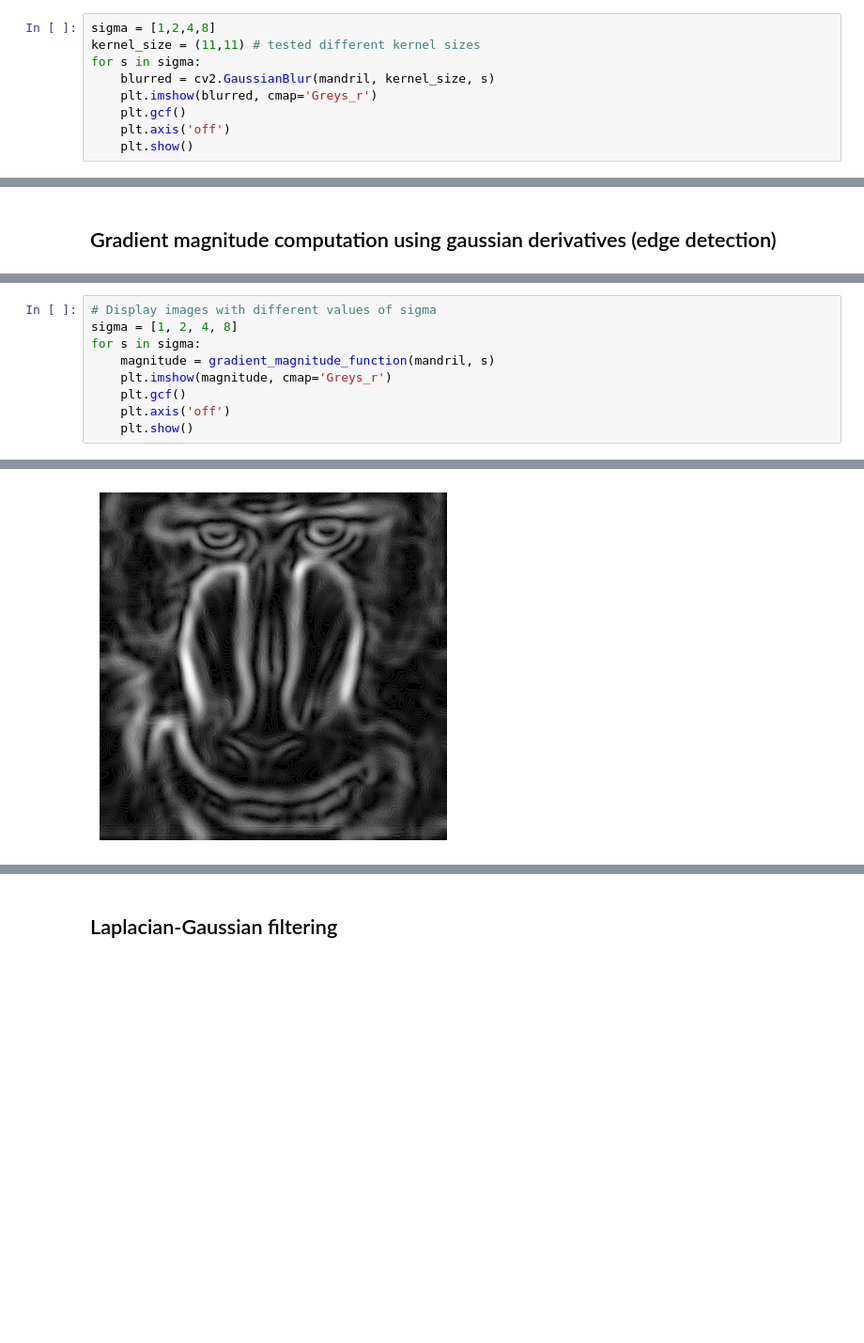
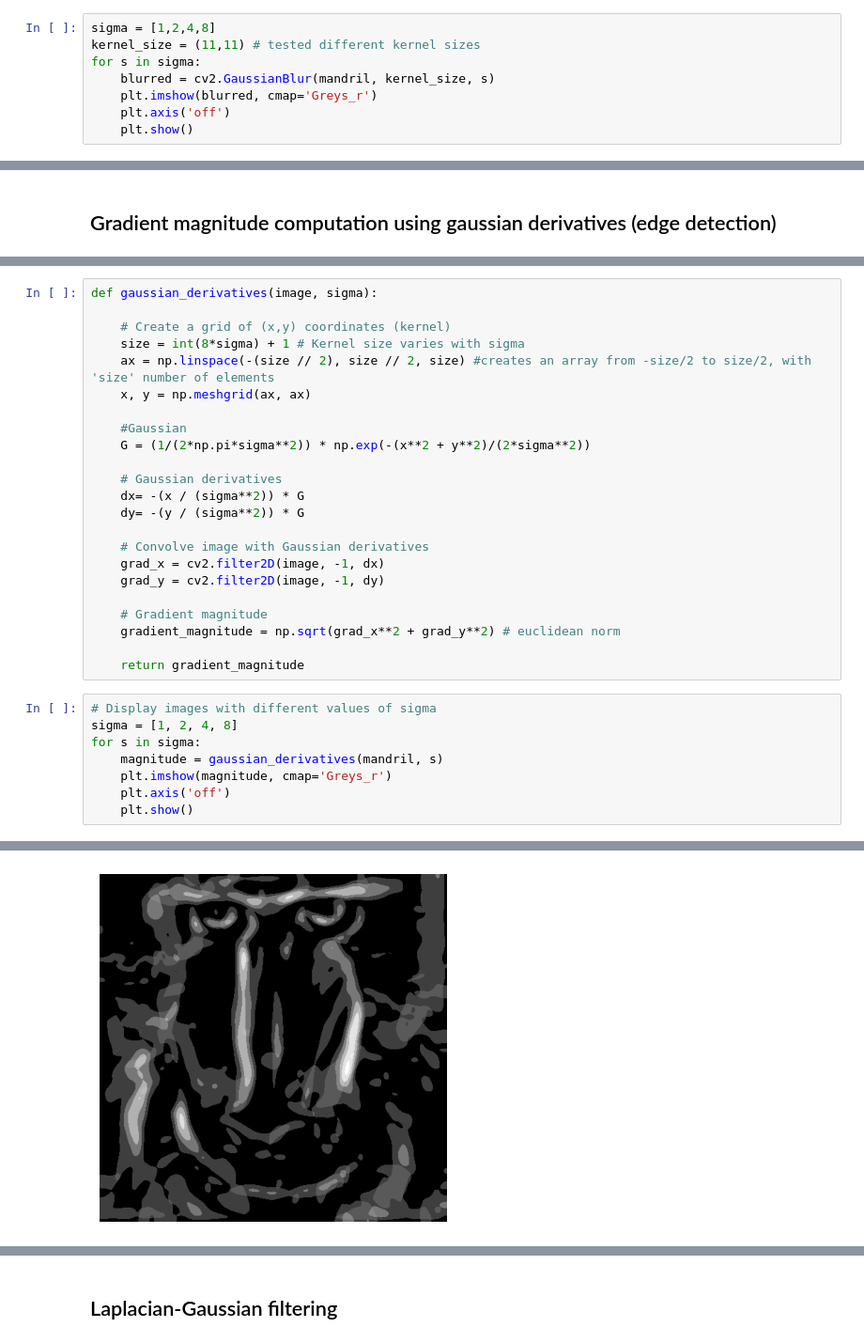
Before and after one commit to marcusffh/VIP, a Jupyter notebook: assignment_2.ipynb, the cells around one changed output, grey strips where cells are left out. Shown at 94% size. Saved outputs shown, nothing was run; the diff lists cells and outputs as text; blank space fills up the shorter version.

```diff
--- a/assignment_2.ipynb
+++ b/assignment_2.ipynb
@@ -26,7 +25,6 @@ kernel_size = (11,11) # tested different kernel sizes
 for s in sigma:
     blurred = cv2.GaussianBlur(mandril, kernel_size, s)
     plt.imshow(blurred, cmap='Greys_r')
-    plt.gcf()
     plt.axis('off')
     plt.show()
 # %% [output]
@@ -85,10 +43,32 @@ def gradient_magnitude_function(image, sigma):
+# %%
+def gaussian_derivatives(image, sigma):
+
+    # Create a grid of (x,y) coordinates (kernel)
+    size = int(8*sigma) + 1 # Kernel size varies with sigma
+    ax = np.linspace(-(size // 2), size // 2, size) #creates an array from -size/2 to size/2, with 'size' number of elements
+    x, y = np.meshgrid(ax, ax)
+
+    #Gaussian
+    G = (1/(2*np.pi*sigma**2)) * np.exp(-(x**2 + y**2)/(2*sigma**2))
+
+    # Gaussian derivatives
+    dx= -(x / (sigma**2)) * G
+    dy= -(y / (sigma**2)) * G
+
+    # Convolve image with Gaussian derivatives
+    grad_x = cv2.filter2D(image, -1, dx)
+    grad_y = cv2.filter2D(image, -1, dy)
+
+    # Gradient magnitude
+    gradient_magnitude = np.sqrt(grad_x**2 + grad_y**2) # euclidean norm
+
+    return gradient_magnitude
 # %%
 # Display images with different values of sigma
 sigma = [1, 2, 4, 8]
 for s in sigma:
-    magnitude = gradient_magnitude_function(mandril, s)
+    magnitude = gaussian_derivatives(mandril, s)
     plt.imshow(magnitude, cmap='Greys_r')
-    plt.gcf()
     plt.axis('off')
     plt.show()
 # %% [output]
@@ -98 +78 @@ for s in sigma:
-[figure, old version]
+[figure, new version]
```
Also changed, not shown: parts of 7 cells of this notebook.
